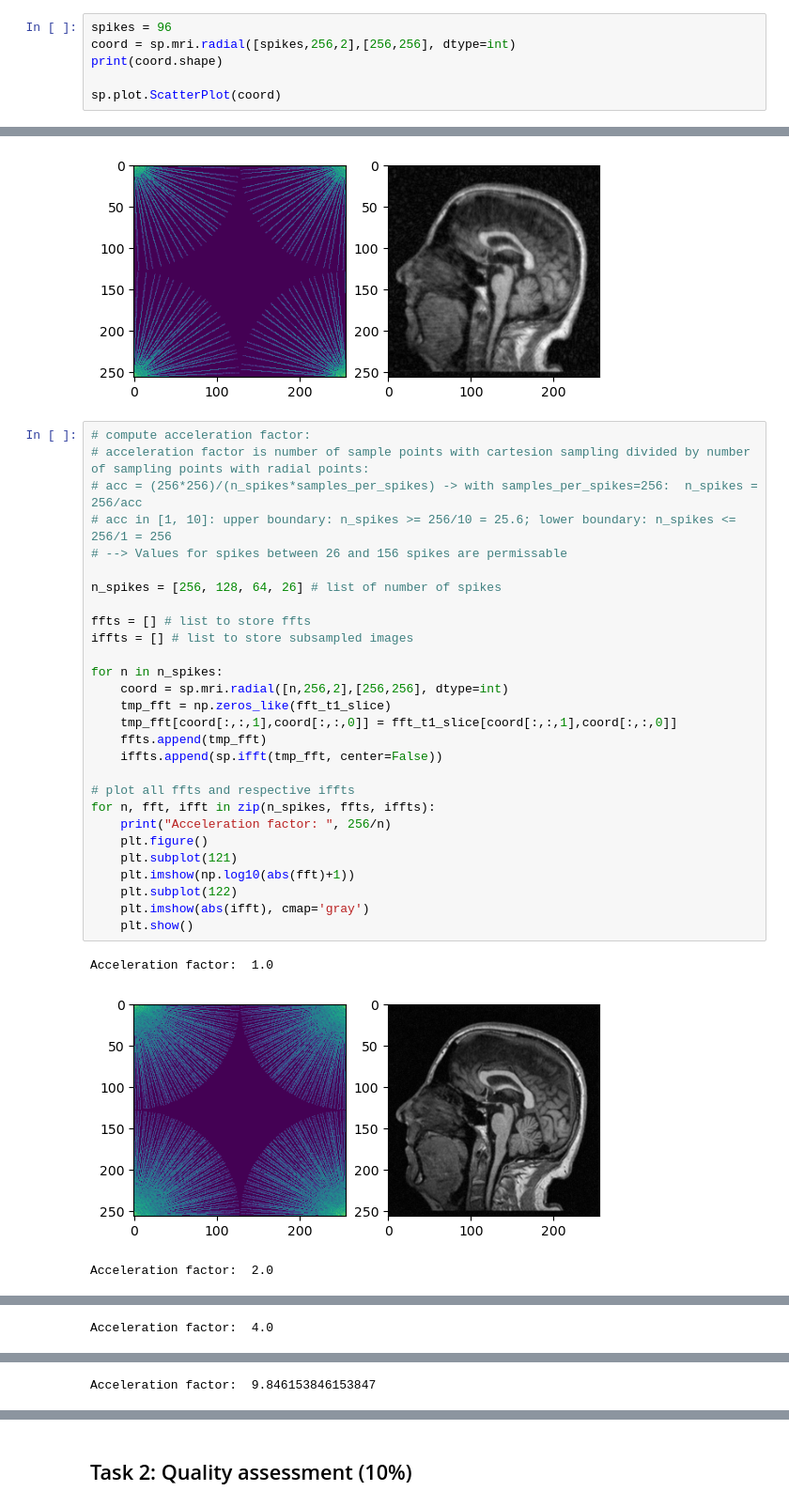
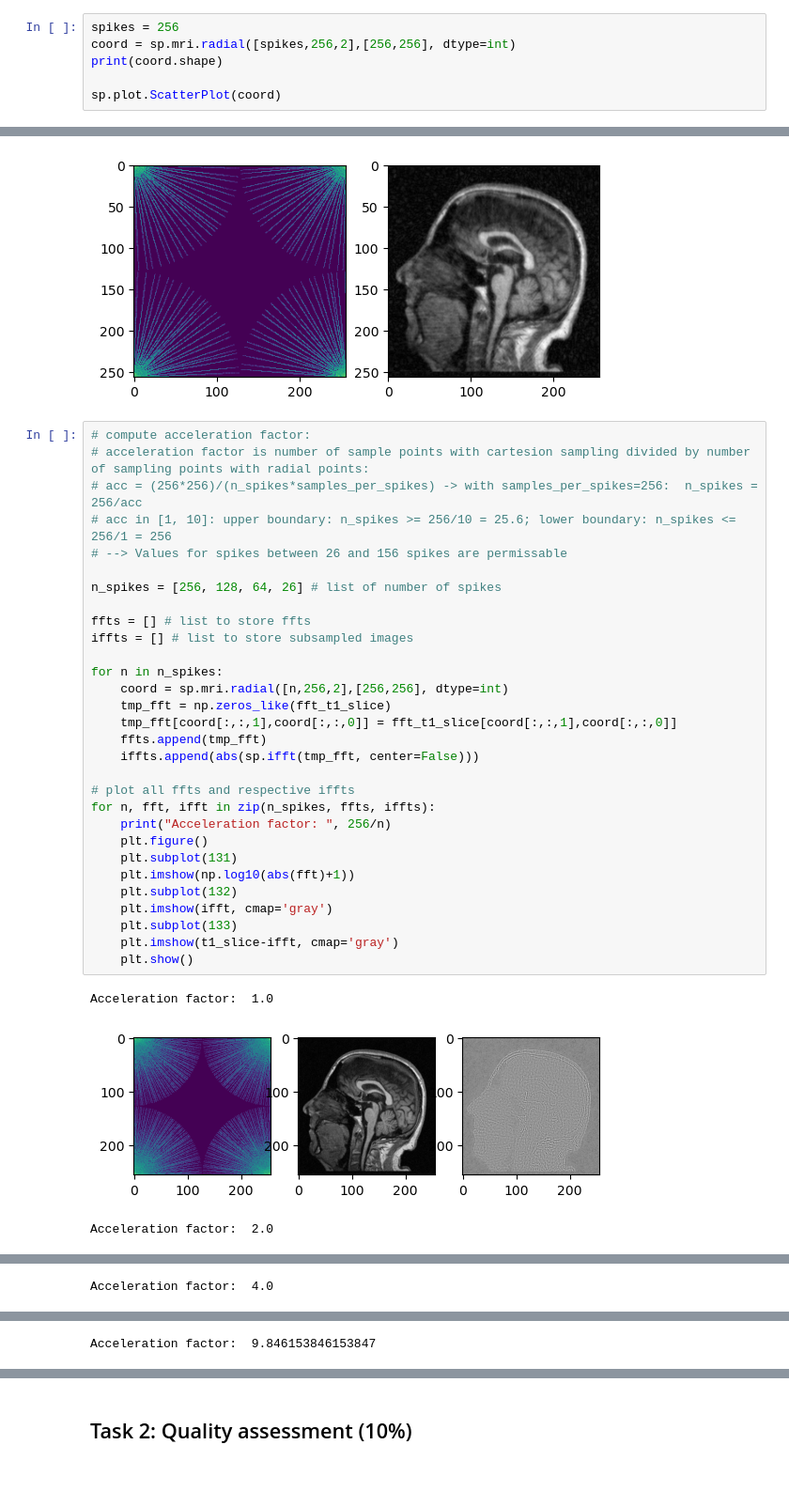
Before and after one commit to lassestahnke/HL2027_recon, a Jupyter notebook: HL2027_project_1.ipynb, the cells around one changed output, grey strips where cells are left out. Shown at 94% size. Drawn from its saved outputs; the diff is of its cells as text; blank space fills up the shorter version.

```diff
--- a/HL2027_project_1.ipynb
+++ b/HL2027_project_1.ipynb
@@ -29,7 +30,7 @@ plt.show()
 # %% [markdown]
 # 1. Simulation of radial sampling: (15%)
 # %%
-spikes = 96
+spikes = 256
 coord = sp.mri.radial([spikes,256,2],[256,256], dtype=int)
 print(coord.shape)
 
@@ -56,32 +57,34 @@ plt.show()
 # %%
 # compute acceleration factor:
 # acceleration factor is number of sample points with cartesion sampling divided by number of sampling points with radial points:
 # acc = (256*256)/(n_spikes*samples_per_spikes) -> with samples_per_spikes=256:  n_spikes = 256/acc
 # acc in [1, 10]: upper boundary: n_spikes >= 256/10 = 25.6; lower boundary: n_spikes <= 256/1 = 256
 # --> Values for spikes between 26 and 156 spikes are permissable
 
 n_spikes = [256, 128, 64, 26] # list of number of spikes
 
 ffts = [] # list to store ffts
 iffts = [] # list to store subsampled images
 
 for n in n_spikes:
     coord = sp.mri.radial([n,256,2],[256,256], dtype=int)
     tmp_fft = np.zeros_like(fft_t1_slice)
     tmp_fft[coord[:,:,1],coord[:,:,0]] = fft_t1_slice[coord[:,:,1],coord[:,:,0]]
     ffts.append(tmp_fft)
-    iffts.append(sp.ifft(tmp_fft, center=False))
+    iffts.append(abs(sp.ifft(tmp_fft, center=False)))
 
 # plot all ffts and respective iffts
 for n, fft, ifft in zip(n_spikes, ffts, iffts):
     print("Acceleration factor: ", 256/n)
     plt.figure()
-    plt.subplot(121)
+    plt.subplot(131)
     plt.imshow(np.log10(abs(fft)+1))
-    plt.subplot(122)
-    plt.imshow(abs(ifft), cmap='gray')
+    plt.subplot(132)
+    plt.imshow(ifft, cmap='gray')
+    plt.subplot(133)
+    plt.imshow(t1_slice-ifft, cmap='gray')
     plt.show()
 # %% [output]
 Acceleration factor:  1.0
-[figure, old version]
+[figure, new version]
 Acceleration factor:  2.0
```
Also changed, not shown: parts of 6 cells of this notebook.
